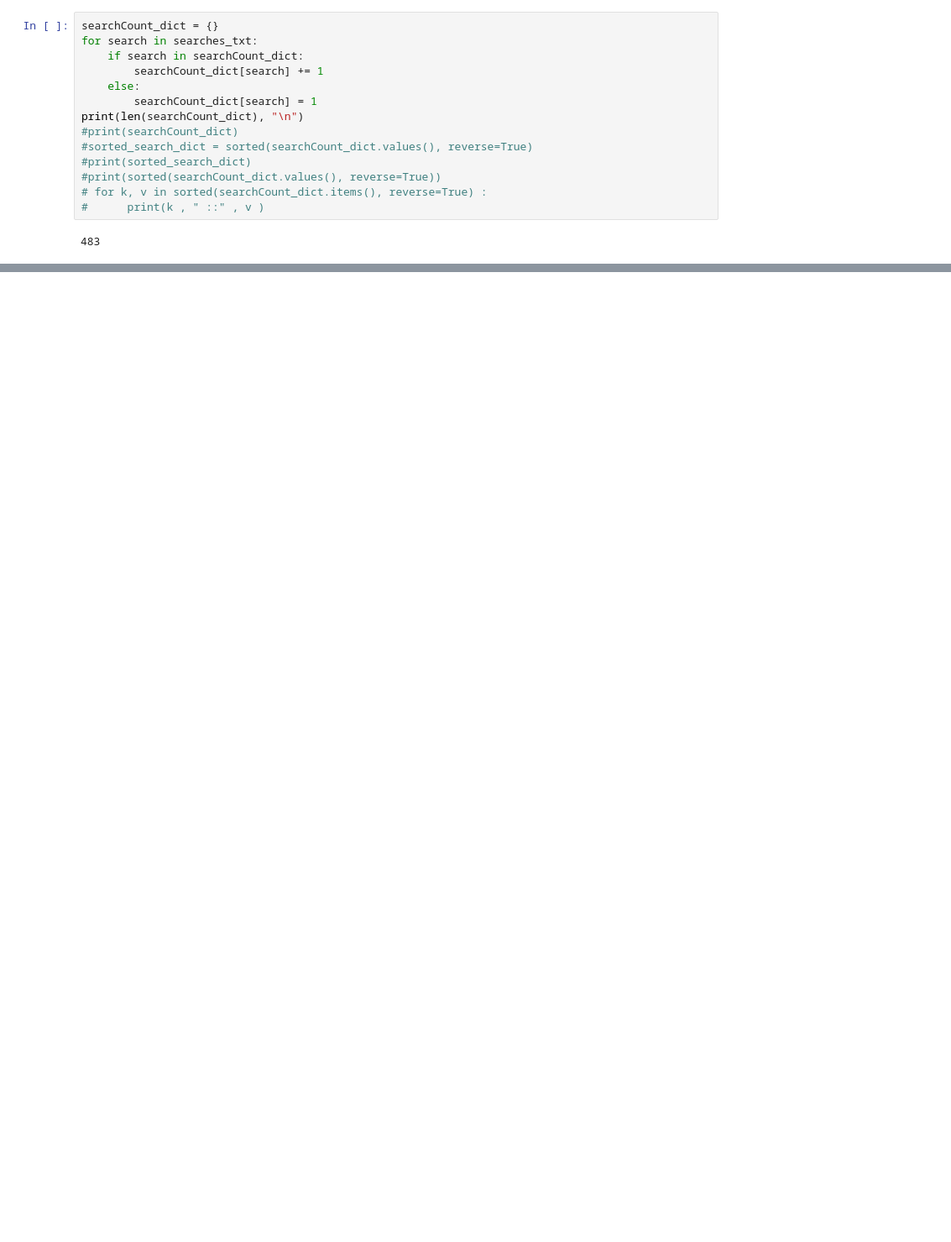
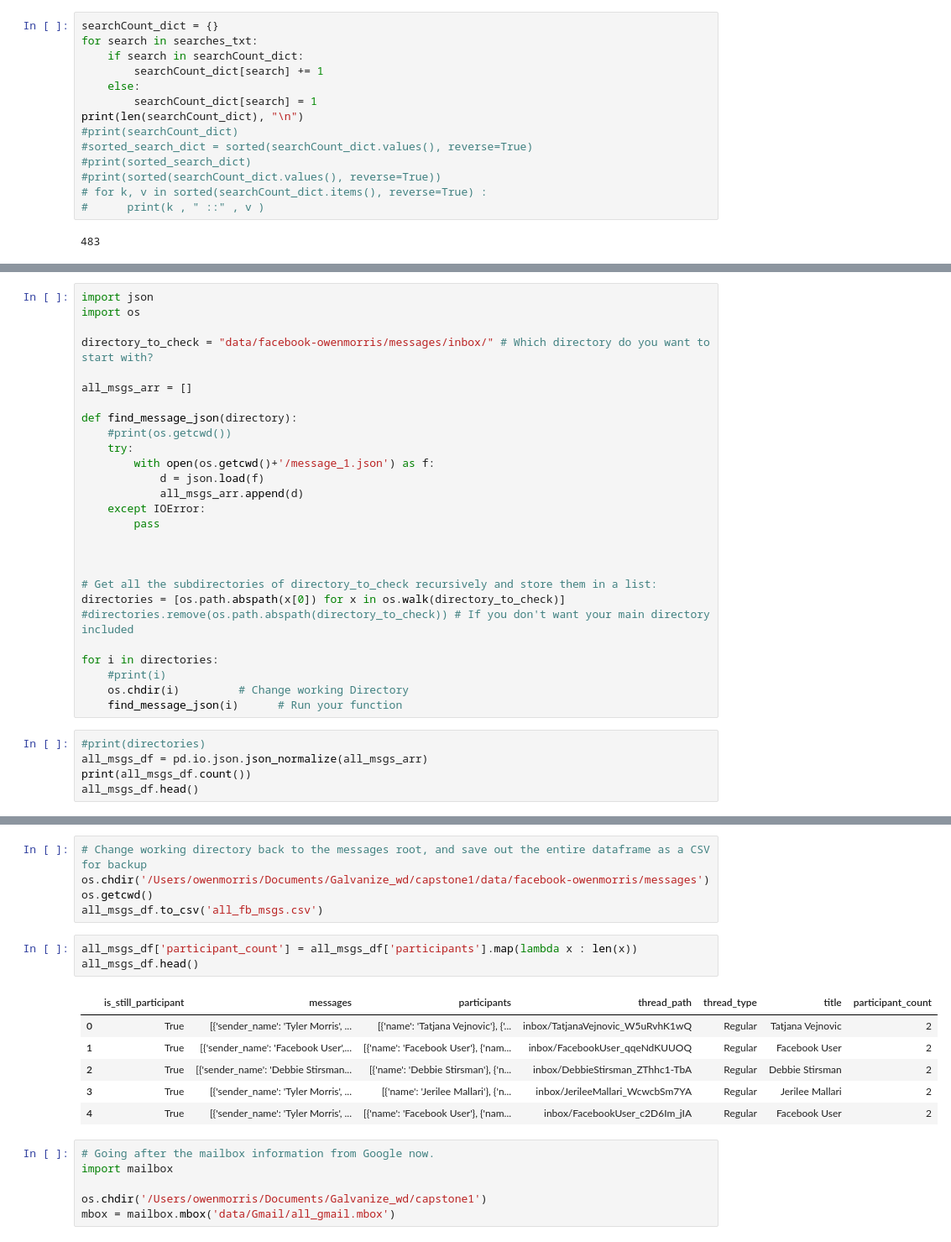
Before and after one commit to Tyler-Owen-Morris/capstone1, a Jupyter notebook: Facebook_EDA.ipynb, the cells around one changed output, grey strips where cells are left out. Shown at 84% size. Saved outputs shown, nothing was run; the diff lists cells and outputs as text; blank space fills up the shorter version.

```diff
--- a/Facebook_EDA.ipynb
+++ b/Facebook_EDA.ipynb
@@ -225,0 +222,32 @@ word_df.head(200)
+# %%
+import json
+import os
+
+directory_to_check = "data/facebook-owenmorris/messages/inbox/" # Which directory do you want to start with?
+
+all_msgs_arr = []
+
+def find_message_json(directory):
+    #print(os.getcwd())
+    try:
+        with open(os.getcwd()+'/message_1.json') as f:
+            d = json.load(f)
+            all_msgs_arr.append(d)
+    except IOError:
+        pass
+
+
+
+# Get all the subdirectories of directory_to_check recursively and store them in a list:
+directories = [os.path.abspath(x[0]) for x in os.walk(directory_to_check)]
+#directories.remove(os.path.abspath(directory_to_check)) # If you don't want your main directory included
+
+for i in directories:
+    #print(i)
+    os.chdir(i)         # Change working Directory
+    find_message_json(i)      # Run your function
+# %%
+#print(directories)
+all_msgs_df = pd.io.json.json_normalize(all_msgs_arr)
+print(all_msgs_df.count())
+all_msgs_df.head()
@@ -225,0 +268,21 @@ word_df.head(200)
+# %%
+# Change working directory back to the messages root, and save out the entire dataframe as a CSV for backup
+os.chdir('/Users/owenmorris/Documents/Galvanize_wd/capstone1/data/facebook-owenmorris/messages')
+os.getcwd()
+all_msgs_df.to_csv('all_fb_msgs.csv')
+# %%
+all_msgs_df['participant_count'] = all_msgs_df['participants'].map(lambda x : len(x))
+all_msgs_df.head()
+# %% [output]
+|  | is_still_participant | messages | participants | thread_path | thread_type | title | participant_count |
+| 0 | True | [{'sender_name': 'Tyler Morris', ... | [{'name': 'Tatjana Vejnovic'}, {'... | inbox/TatjanaVejnovic_W5uRvhK1wQ | Regular | Tatjana Vejnovic | 2 |
+| 1 | True | [{'sender_name': 'Facebook User',... | [{'name': 'Facebook User'}, {'nam... | inbox/FacebookUser_qqeNdKUUOQ | Regular | Facebook User | 2 |
+| 2 | True | [{'sender_name': 'Debbie Stirsman... | [{'name': 'Debbie Stirsman'}, {'n... | inbox/DebbieStirsman_ZThhc1-TbA | Regular | Debbie Stirsman | 2 |
+| 3 | True | [{'sender_name': 'Tyler Morris', ... | [{'name': 'Jerilee Mallari'}, {'n... | inbox/JerileeMallari_WcwcbSm7YA | Regular | Jerilee Mallari | 2 |
+| 4 | True | [{'sender_name': 'Tyler Morris', ... | [{'name': 'Facebook User'}, {'nam... | inbox/FacebookUser_c2D6Im_jIA | Regular | Facebook User | 2 |
+# %%
+# Going after the mailbox information from Google now.
+import mailbox
+
+os.chdir('/Users/owenmorris/Documents/Galvanize_wd/capstone1')
+mbox = mailbox.mbox('data/Gmail/all_gmail.mbox')
```
Also changed, not shown: parts of 9 cells of this notebook, 2 other files.
